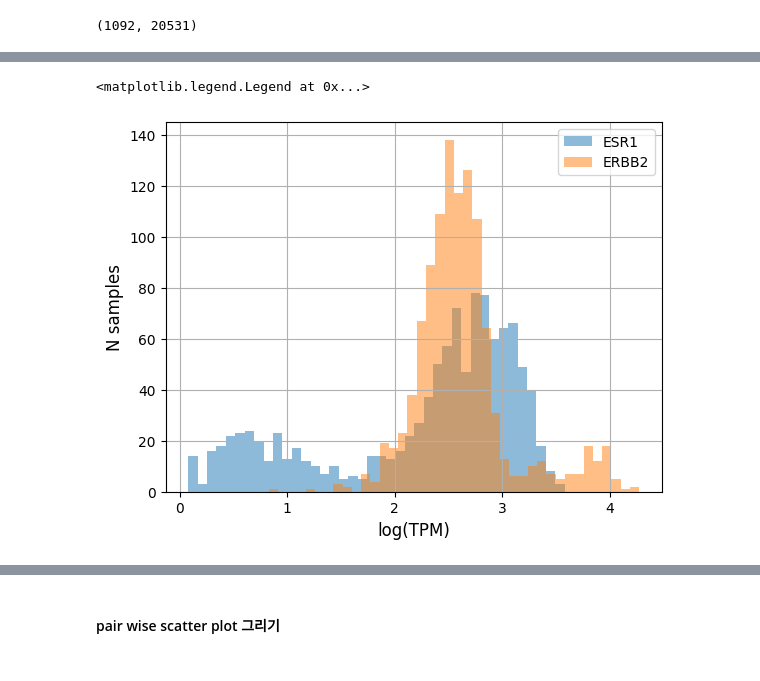
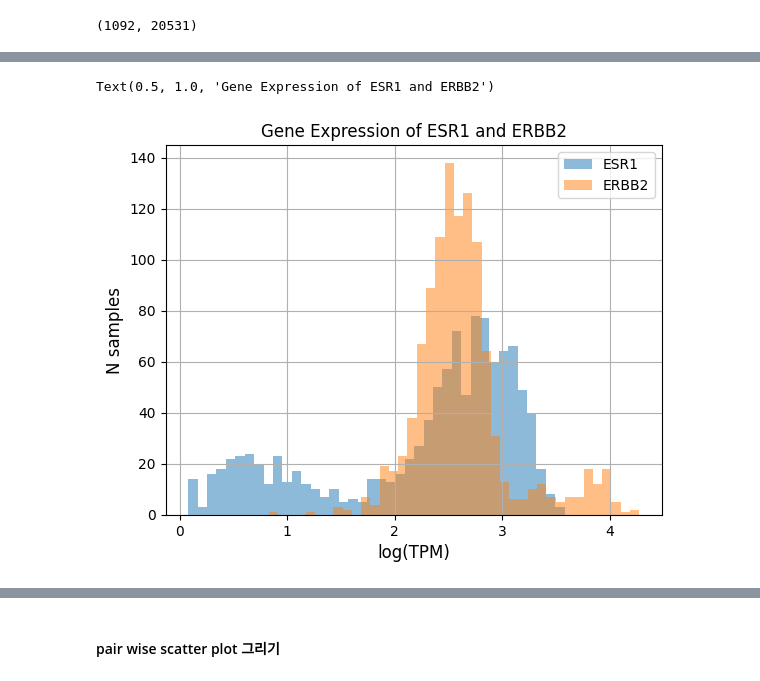
Before and after one commit to hjk9655/health-checkup-analysis, a Jupyter notebook: Notebooks/bio_bigdata_workshop_1A_python_pandas_visualization_practice.ipynb, the cells around one changed output, grey strips where cells are left out. Saved outputs shown, nothing was run; the diff lists cells and outputs as text; code cells hidden in the pictures.

```diff
--- a/Notebooks/bio_bigdata_workshop_1A_python_pandas_visualization_practice.ipynb
+++ b/Notebooks/bio_bigdata_workshop_1A_python_pandas_visualization_practice.ipynb
@@ -657,10 +665,14 @@ df_log_gep = np.log10(df_gep + 1)
 # %%
 df_log_gep['ESR1'].hist(bins = 40, alpha = 0.5)
+#alpha는 투명도 (1이면 중첩되서 안보임)
 df_log_gep['ERBB2'].hist(bins = 40, alpha = 0.5)
 
 plt.xlabel('log(TPM)', fontsize = 12)
+# x label ,y label 달기
 plt.ylabel('N samples', fontsize = 12)
 plt.legend(['ESR1', 'ERBB2'])
+plt.title('Gene Expression of ESR1 and ERBB2')
+# legend는 설명
 # %% [output]
-<matplotlib.legend.Legend at 0x...>
+Text(0.5, 1.0, 'Gene Expression of ESR1 and ERBB2')
-[figure, old version]
+[figure, new version]
```
Also changed, not shown: parts of 14 cells of this notebook.
